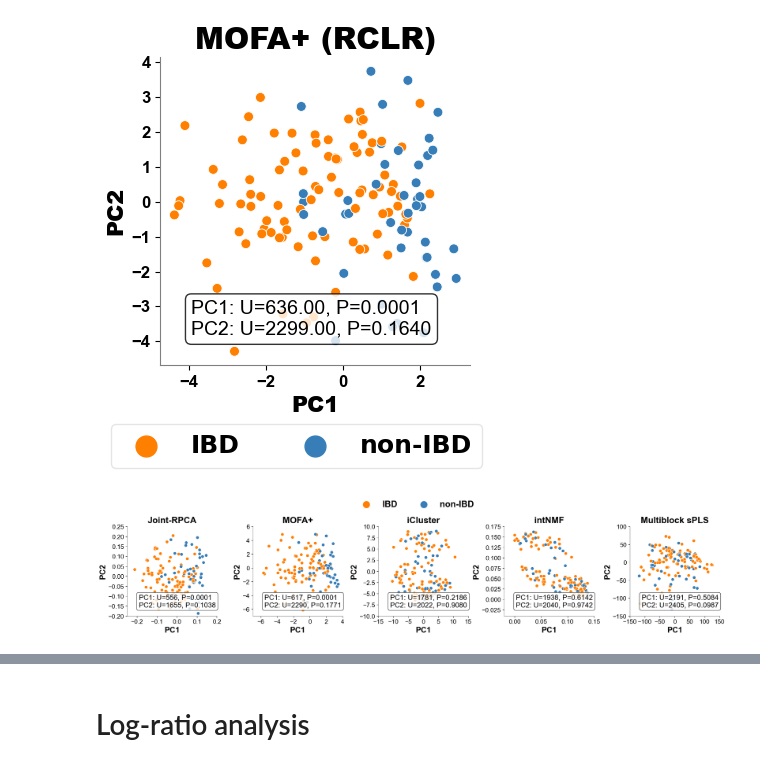
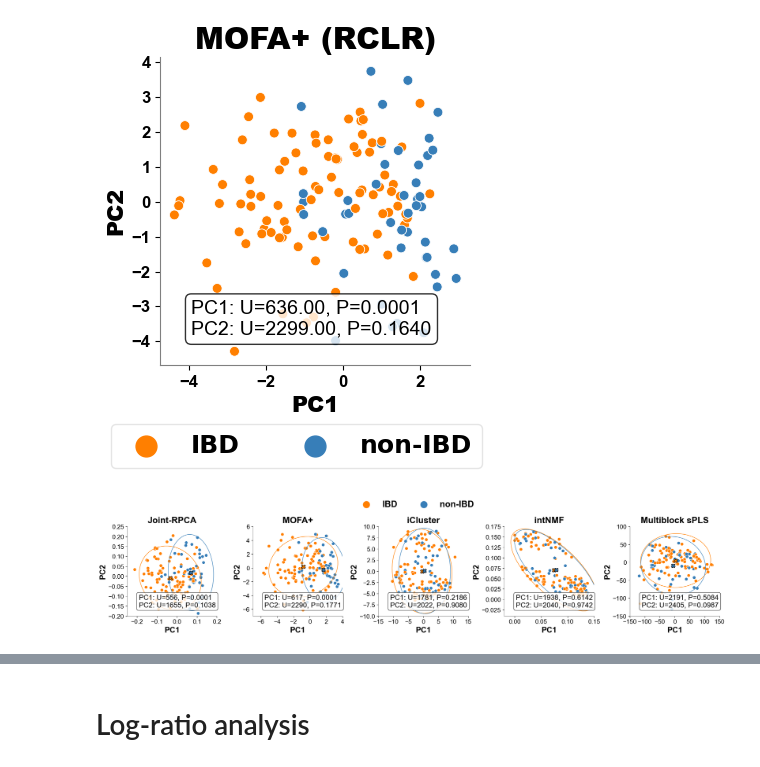
Before and after one commit to Shenhav-Lab/Joint-RPCA-Manuscript, a Jupyter notebook: code/case-studies/1.1-iHMP-analysis-plotting.ipynb, the cells around one changed output, grey strips where cells are left out. Cells and saved outputs as stored; diff of their text form; code cells hidden in the pictures.

```diff
--- a/code/case-studies/1.1-iHMP-analysis-plotting.ipynb
+++ b/code/case-studies/1.1-iHMP-analysis-plotting.ipynb
@@ -40,7 +45,7 @@ tbl_ = tbl_.loc[tbl_.sum(1) > 0, tbl_.sum(0) > 0]
 tbl_ = Table(tbl_.values, tbl_.index, tbl_.columns)
 tables['meta_t_ecs'] = tbl_.copy()
 # %%
-metadata_shared = pd.read_csv('../../data/simulations/ihmp/sample-metadata-plus-train-tests-case-study.csv', index_col=0)
+metadata_shared = pd.read_csv(f'{data_path}/data/simulations/ihmp/sample-metadata-plus-train-tests-case-study.csv', index_col=0)
 shared_samps = set.intersection(*[set(t_.ids()) for t_ in tables.values()]) & set(metadata_shared.index)
 
 # re-close metaG/T data
@@ -65,7 +70,7 @@ Name: diagnosis_binned, dtype: int64
 ords_all = {}
 perm_all = {}
 ords_feat = {}
-for ord_tmp in glob.glob('../../data/case-studies/ihmp/single-omics/*-*-ord.txt'):
+for ord_tmp in glob.glob(f'{data_path}/results/case-studies/ihmp/single-omics/*-*-ord.txt'):
     ord_name = ord_tmp.split('/')[-1].split('-')[0]
     if 'cohort_two' not in ord_tmp:
         print(ord_name)
@@ -108,26 +113,26 @@ number of permutations         2000
 Name: PERMANOVA results, dtype: object
 # %%
 #MOFA+ with CLR and no train-test splits
-mofa_ord = pd.read_csv('../../data/case-studies/ihmp/mofa-results/clr-all-factors.csv', index_col=0)
+mofa_ord = pd.read_csv(f'{data_path}/data/case-studies/ihmp/mofa-results/clr-all-factors.csv', index_col=0)
 mofa_ord = mofa_ord.pivot(index='sample', columns='factor', values='value')
 mofa_ord_plot = pd.concat([mofa_ord, metadata_shared], axis=1, sort=False)
 mofa_ord_plot = mofa_ord_plot.rename({'Factor1':'PC1', 'Factor2':'PC2', 'Factor3':'PC3'}, axis=1)
 
 #MOFA+ with RCLR and no train-test splits
-mofa_ord_rclr = pd.read_csv('../../data/case-studies/ihmp/mofa-results/rclr-alldata-factors.csv', index_col=0)
+mofa_ord_rclr = pd.read_csv(f'{data_path}/data/case-studies/ihmp/mofa-results/rclr-alldata-factors.csv', index_col=0)
 mofa_ord_rclr = mofa_ord_rclr.pivot(index='sample', columns='factor', values='value')
 mofa_ord_rclr_plot = pd.concat([mofa_ord_rclr, metadata_shared], axis=1, sort=False)
 mofa_ord_rclr_plot = mofa_ord_rclr_plot.rename({'Factor1':'PC1', 'Factor2':'PC2', 'Factor3':'PC3'}, axis=1)
 # %%
 # Joint-RPCA
-dist_ = DistanceMatrix.read('../../data/case-studies/ihmp/joint-rpca/dist.txt')
-ord_ = OrdinationResults.read('../../data/case-studies/ihmp/joint-rpca/ord.txt')
+dist_ = DistanceMatrix.read(f'{data_path}/results/case-studies/ihmp/joint-rpca/dist.txt')
+ord_ = OrdinationResults.read(f'{data_path}/results/case-studies/ihmp/joint-rpca/ord.txt')
 ord_.samples.columns = ['PC1','PC2','PC3']
 ordindation_samples = pd.concat([ord_.samples, metadata_shared], axis=1, sort=False).rename({0:'PC1', 1:'PC2', 2:'PC3'}, axis=1)
 
 # add mixomics
 mixomics_ord = {}
-micomics_all = pd.read_csv('../../data/case-studies/ihmp/other-tools/mixomics-loadings.csv', index_col=0)
+micomics_all = pd.read_csv(f'{data_path}/results/case-studies/ihmp/other-tools/mixomics-loadings.csv', index_col=0)
 relabel = {'metabolomics':'HMP2_metabolomics',
             'metatranscriptomics':'meta_t_ecs',
             'proteomics':'HMP2_proteomics_ecs',
@@ -138,10 +143,10 @@ for omic_, df_ in micomics_all.groupby('.id'):
     mixomics_ord[relabel[omic_], 'mixOmics'] = pd.concat([df_, metadata_shared], axis=1, sort=False)
 
 # other two tools
-iclust = pd.read_csv('../../data/case-studies/ihmp/other-tools/iCluster-loadings.csv', index_col=0)
+iclust = pd.read_csv(f'{data_path}/results/case-studies/ihmp/other-tools/iCluster-loadings.csv', index_col=0)
 iclust.columns = ['PC1','PC2','PC3']
 iclust_ordindation_samples = pd.concat([iclust, metadata_shared], axis=1, sort=False)
-intnmf = pd.read_csv('../../data/case-studies/ihmp/other-tools/intNMF-loadings.csv', index_col=0)
+intnmf = pd.read_csv(f'{data_path}/results/case-studies/ihmp/other-tools/intNMF-loadings.csv', index_col=0)
 intnmf.columns = ['PC1','PC2','PC3']
 intnmf_ordindation_samples = pd.concat([intnmf, metadata_shared], axis=1, sort=False)
 mixOmics_ordindation_samples = mixomics_ord[('HMP2_metabolomics', 'mixOmics')].copy()
@@ -271,6 +276,26 @@ for ax, ordindation_samples_plt, title_ in zip(axn.flatten(),
 
     ordindation_samples_plt['diagnosis_binned'] = ordindation_samples_plt['diagnosis_binned'].replace('nonIBD', 'non-IBD')
     sns.scatterplot(x='PC1', y='PC2', hue='diagnosis_binned', s=50, data=ordindation_samples_plt, ax=ax, palette=pal_)
+
+    # add ellipses + centroids
+    centroids = []
+
+    for group, color in pal_.items():
+        subset = ordindation_samples_plt[ordindation_samples_plt['diagnosis_binned'] == group]
+        X_group = subset[['PC1', 'PC2']].dropna().values
+
+        if len(X_group) < 3:
+            continue
+
+        centroid = draw_cov_ellipse(ax, X_group, color=color, n_std=2, linewidth=1)
+
+        if centroid is not None:
+            centroids.append(centroid)
+
+            # plot centroid
+            ax.scatter(centroid[0], centroid[1], color=color, marker='X',
+                       s=80, edgecolor='black', linewidth=1, zorder=4)
+
     txt_s = []
     props = dict(boxstyle='round', facecolor='white', alpha=0.8)
     for pc_ in ['PC1','PC2']:
@@ -306,41 +331,41 @@ for ax, ordindation_samples_plt, title_ in zip(axn.flatten(),
         tick.set_fontsize(14)
     for tick in ax.get_xticklabels():
         tick.set_fontproperties('arial')
         tick.set_color("black")
         tick.set_fontsize(14)
     ax.legend_.remove()
     ax.set_ylim(lims_[title_][0])
     ax.set_xlim(lims_[title_][1])
     #ax.locator_params(axis='y', nbins=5)
 
 plt.tight_layout()
 plt.subplots_adjust(wspace=0.4)
 
 #generate legend from last iterations
 handles, labels = ax.get_legend_handles_labels()
 legend = ax.legend(handles[:], labels[:], #loc=2,
                     bbox_to_anchor=(-1.65, 1.38),
                     prop={'size':20, 'weight':'bold', 'family': 'Arial'},
                     fancybox=True, framealpha=0,
                     ncol=2, markerscale=2.5)
 legend.get_title().set_fontsize('20')
 #increase the line width in the legend
 for line in legend.get_lines()[:]:
     line.set_linewidth(4.0)
 for line in legend.get_lines()[:]:
     line.set_linewidth(4.0)
 
-plt.savefig('../../results/figure-2A.pdf',
-            dpi=600,
-            bbox_inches='tight',
-            facecolor=fig.get_facecolor(),
-            edgecolor='none')
-plt.savefig('../../results/figure-2A.png',
-            dpi=600,
-            bbox_inches='tight',
-            facecolor=fig.get_facecolor(),
-            edgecolor='none')
+# plt.savefig('../../results/figure-2A.pdf',
+#             dpi=600,
+#             bbox_inches='tight',
+#             facecolor=fig.get_facecolor(),
+#             edgecolor='none')
+# plt.savefig('../../results/figure-2A.png',
+#             dpi=600,
+#             bbox_inches='tight',
+#             facecolor=fig.get_facecolor(),
+#             edgecolor='none')
 
 plt.show()
 # %% [output]
-[figure, old version]
+[figure, new version]
```
Also changed, not shown: parts of 13 cells of this notebook, 20 other files.
